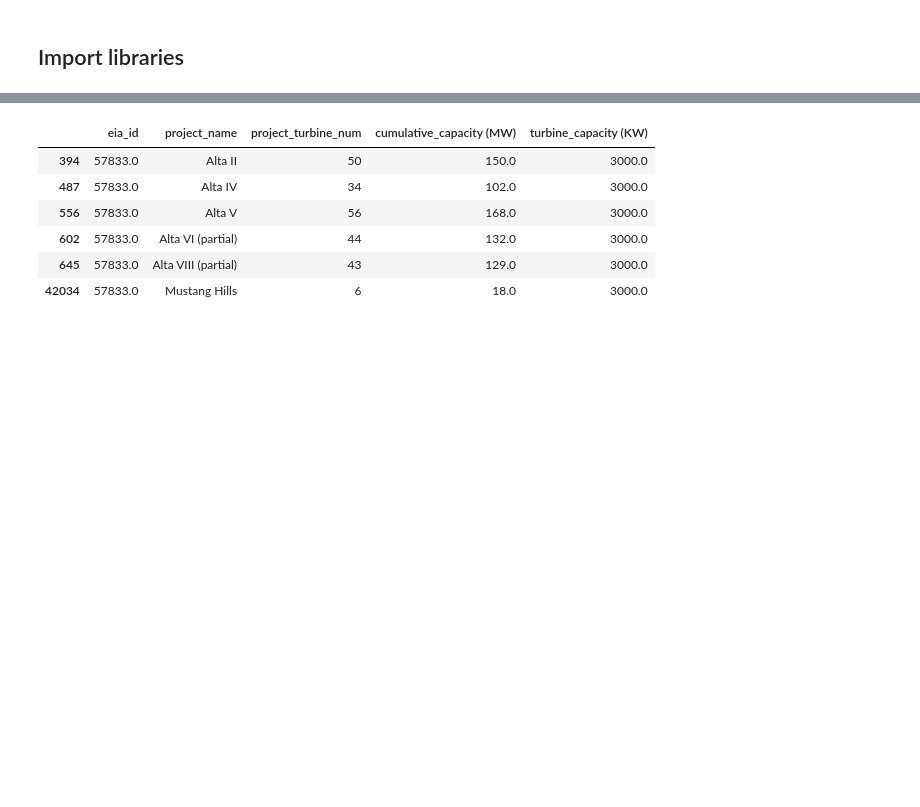
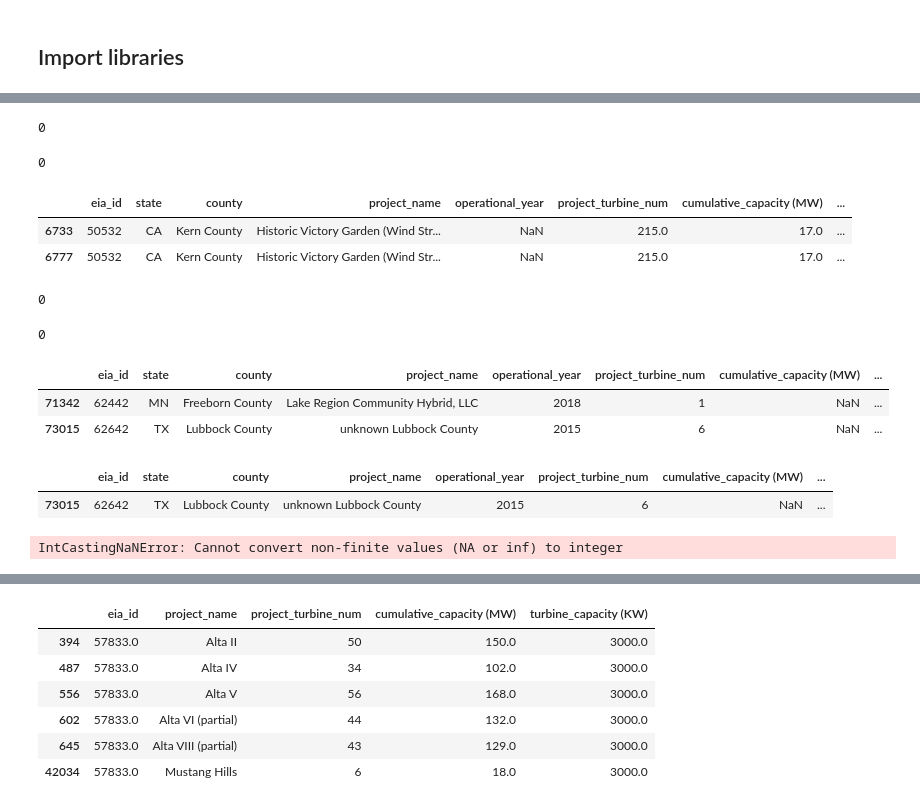
Before and after one commit to NicsLvl/DA1_Capstone_JADEN, a Jupyter notebook: wind_turbine_dataset_capacity.ipynb, the cells around one changed output, grey strips where cells are left out. Saved outputs shown, nothing was run; the diff lists cells and outputs as text; code cells hidden in the pictures; blank space fills up the shorter version.

```diff
--- a/wind_turbine_dataset_capacity.ipynb
+++ b/wind_turbine_dataset_capacity.ipynb
@@ -55,7 +37,6 @@ Index(['case_id', 'faa_digital_obstacle_id', 'faa_obstruction_evaluation_id',
 # %%
 # filter unecessary columns
-wind_turbine_df = wind_turbine_df[['case_id',
-                                   #'faa_digital_obstacle_id', 'faa_obstruction_evaluation_id', 'usgs_id',
+wind_turbine_df = wind_turbine_df[[#'faa_digital_obstacle_id', 'faa_obstruction_evaluation_id', 'usgs_id',
                                    'eia_id', 'state', 'county',
                                    # 'state_county_id',
                                    'project_name', 'operational_year', 'project_turbine_num',
@@ -67,3 +48,6 @@ wind_turbine_df = wind_turbine_df[['case_id',
                                    # 'retrofit_year', 'attribute_confidence_level (1/2/3)',
                                    # 'location_confidence_level (1/2/3)', 'location_verification_date', 'image_source',
                                    'xlong', 'ylat']]
+
+# check for duplicates
+wind_turbine_df.duplicated().sum()
@@ -69,0 +56,6 @@ wind_turbine_df = wind_turbine_df[['case_id',
+# %%
+# remove duplicates
+wind_turbine_df = wind_turbine_df.drop_duplicates()
+
+# check number of rows and columns
+wind_turbine_df.shape
@@ -70,4 +79,7 @@ wind_turbine_df = wind_turbine_df[['case_id',
 # %%
-# check for missing values
-wind_turbine_df.isnull().sum().sort_values(ascending=False)[lambda x: x > 0]
+# remove eia_id null values
+wind_turbine_df = wind_turbine_df[wind_turbine_df['eia_id'].notna()]
+
+# check null values
+wind_turbine_df.isnull().sum()[lambda x: x > 0]
 # %% [output]
@@ -79,3 +104,62 @@ dtype: int64
+# %%
+# check eia_id using is_integer function
+wind_turbine_df['eia_id'].apply(lambda x: pd.api.types.is_integer(x)).sum()
+# %% [output]
+0
+# %%
+# change eia_id data type to integer
+wind_turbine_df['eia_id'] = wind_turbine_df['eia_id'].astype('int64')
+
+# check operational_year using is_integer function
+wind_turbine_df['operational_year'].apply(lambda x: pd.api.types.is_integer(x)).sum()
+# %% [output]
+0
+# %%
+# show operational_year null values
+wind_turbine_df[wind_turbine_df['operational_year'].isnull()]
+# %% [output]
+|  | eia_id | state | county | project_name | operational_year | project_turbine_num | cumulative_capacity (MW) | ... |
+| 6733 | 50532 | CA | Kern County | Historic Victory Garden (Wind Str... | NaN | 215.0 | 17.0 | ... |
+| 6777 | 50532 | CA | Kern County | Historic Victory Garden (Wind Str... | NaN | 215.0 | 17.0 | ... |
+# %%
+# replace project_name = "Historic Victory Garden (Wind Stream)" with operational_year = 1982
+# http://www.windstreamproperties.com/victory-garden.html - proj details
+# https://eerscmap.usgs.gov/uswtdb/viewer/#13.39/35.06889/-118.38267 - proj operational date
+wind_turbine_df.loc[wind_turbine_df['project_name'] == 'Historic Victory Garden (Wind Stream)', 'operational_year'] = 1982
+
+# convert operational_year to integer
+wind_turbine_df['operational_year'] = wind_turbine_df['operational_year'].astype('int64')
+
+# check project_turbine_num using is_integer function
+wind_turbine_df['project_turbine_num'].apply(lambda x: pd.api.types.is_integer(x)).sum()
+# %% [output]
+0
+# %%
+# convert project_turbine_num to integer
+wind_turbine_df['project_turbine_num'] = wind_turbine_df['project_turbine_num'].astype('int64')
+
+# check cumulative_capacity (MW) using is_integer function
+wind_turbine_df['cumulative_capacity (MW)'].apply(lambda x: pd.api.types.is_integer(x)).sum()
+# %% [output]
+0
+# %%
+# show cumulative_capacity (MW) null values
+wind_turbine_df[wind_turbine_df['cumulative_capacity (MW)'].isnull()]
+# %% [output]
+|  | eia_id | state | county | project_name | operational_year | project_turbine_num | cumulative_capacity (MW) | ... |
+| 71342 | 62442 | MN | Freeborn County | Lake Region Community Hybrid, LLC | 2018 | 1 | NaN | ... |
+| 73015 | 62642 | TX | Lubbock County | unknown Lubbock County | 2015 | 6 | NaN | ... |
+# %%
+# show eia_id = 62642
+wind_turbine_df[wind_turbine_df['eia_id'] == 62642]
+# %% [output]
+|  | eia_id | state | county | project_name | operational_year | project_turbine_num | cumulative_capacity (MW) | ... |
+| 73015 | 62642 | TX | Lubbock County | unknown Lubbock County | 2015 | 6 | NaN | ... |
+# %%
+# convert cumulative_capacity (MW) to integer
+wind_turbine_df['cumulative_capacity (MW)'] = wind_turbine_df['cumulative_capacity (MW)'].astype('int64')
+# %% [output]
+IntCastingNaNError: Cannot convert non-finite values (NA or inf) to integer
 # %%
 # filter for both cumulative_capacity (MW) and turbine_capacity (KW)  = null
 wind_turbine_df[wind_turbine_df['cumulative_capacity (MW)'].isnull() & wind_turbine_df['turbine_capacity (KW)'].isnull()].shape[0]
```
Also changed, not shown: parts of 28 cells of this notebook, 4 other files.
